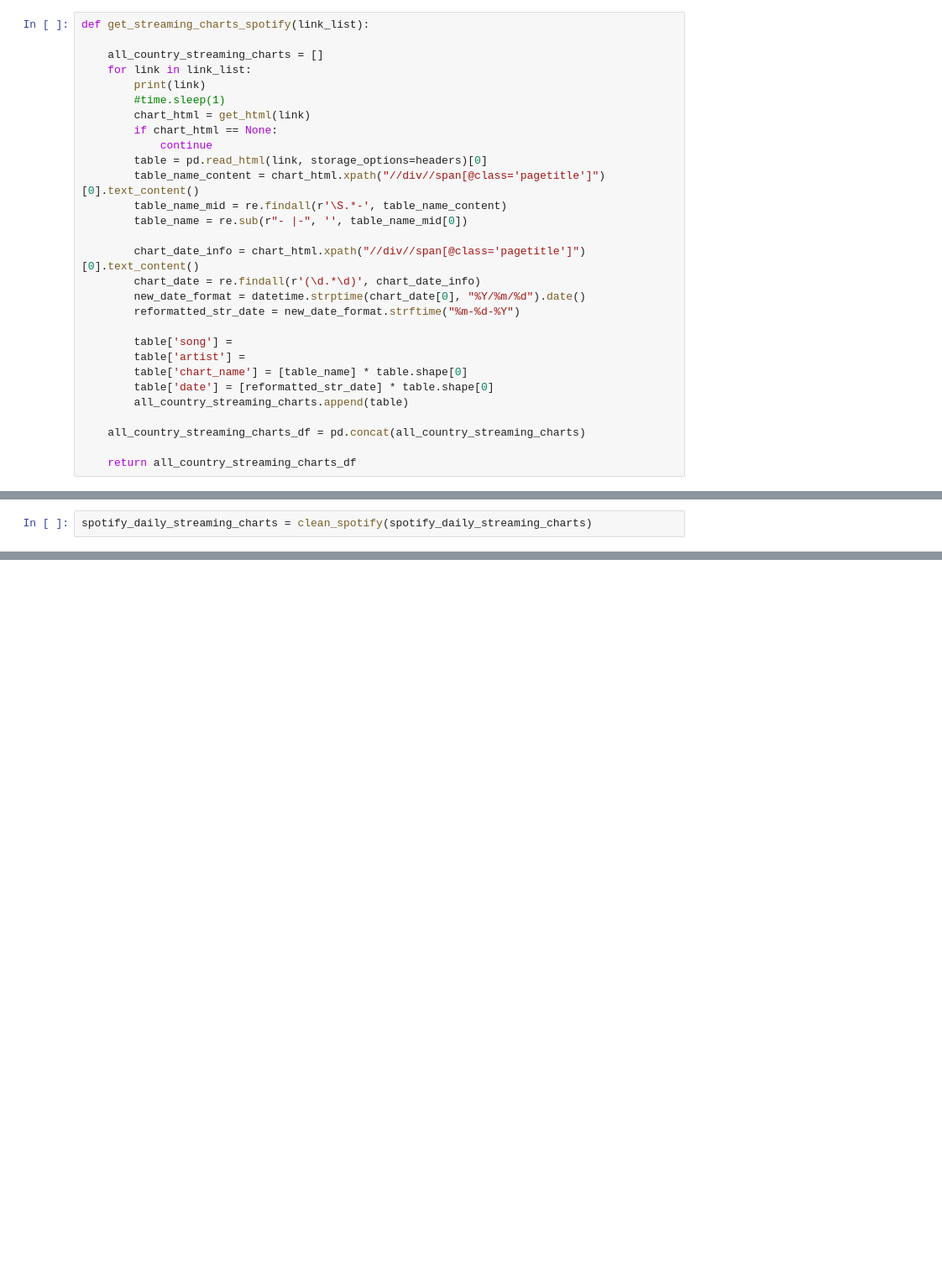
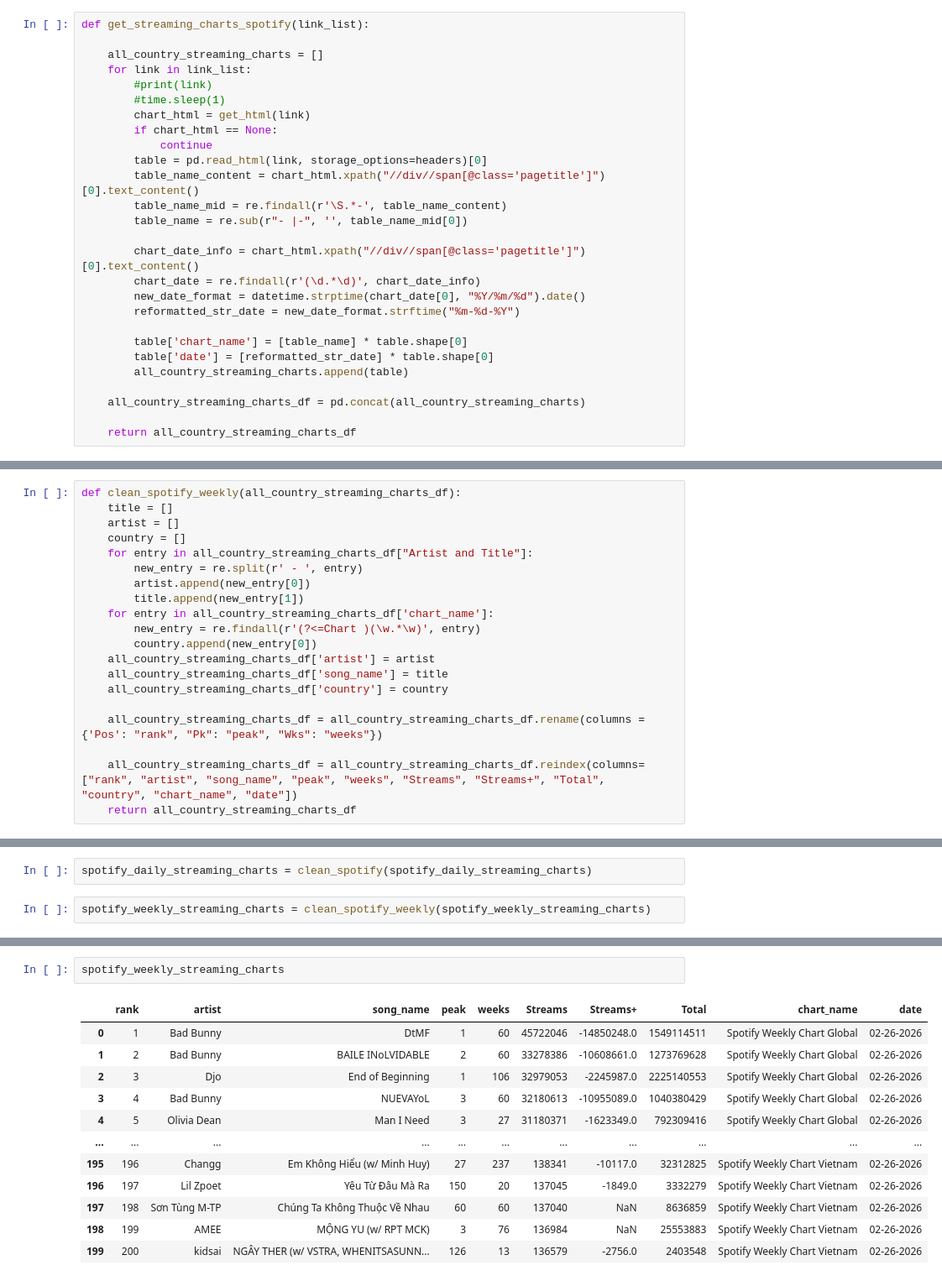
Before and after one commit to pvcampos-stack/220FinalProject_BillboardData, a Jupyter notebook: Web_Scraping_Billboard.ipynb, the cells around one changed output, grey strips where cells are left out. Shown at 84% size. Cells and saved outputs as stored; diff of their text form; blank space fills up the shorter version.

```diff
--- a/Web_Scraping_Billboard.ipynb
+++ b/Web_Scraping_Billboard.ipynb
@@ -229,7 +279,7 @@ def get_streaming_charts_spotify(link_list):
 
     all_country_streaming_charts = []
     for link in link_list:
-        print(link)
+        #print(link)
         #time.sleep(1)
         chart_html = get_html(link)
         if chart_html == None:
@@ -244,8 +294,6 @@ def get_streaming_charts_spotify(link_list):
         new_date_format = datetime.strptime(chart_date[0], "%Y/%m/%d").date()
         reformatted_str_date = new_date_format.strftime("%m-%d-%Y")
 
-        table['song'] =
-        table['artist'] =
         table['chart_name'] = [table_name] * table.shape[0]
         table['date'] = [reformatted_str_date] * table.shape[0]
         all_country_streaming_charts.append(table)
@@ -317 +371,21 @@ def clean_spotify(all_country_streaming_charts_df):
     return all_country_streaming_charts_df
+# %%
+def clean_spotify_weekly(all_country_streaming_charts_df):
+    title = []
+    artist = []
+    country = []
+    for entry in all_country_streaming_charts_df["Artist and Title"]:
+        new_entry = re.split(r' - ', entry)
+        artist.append(new_entry[0])
+        title.append(new_entry[1])
+    for entry in all_country_streaming_charts_df['chart_name']:
+        new_entry = re.findall(r'(?<=Chart )(\w.*\w)', entry)
+        country.append(new_entry[0])
+    all_country_streaming_charts_df['artist'] = artist
+    all_country_streaming_charts_df['song_name'] = title
+    all_country_streaming_charts_df['country'] = country
+
+    all_country_streaming_charts_df = all_country_streaming_charts_df.rename(columns = {'Pos': "rank", "Pk": "peak", "Wks": "weeks"})
+
+    all_country_streaming_charts_df = all_country_streaming_charts_df.reindex(columns=["rank", "artist", "song_name", "peak", "weeks", "Streams", "Streams+", "Total", "country", "chart_name", "date"])
+    return all_country_streaming_charts_df
@@ -318,3 +420,5 @@ def clean_spotify(all_country_streaming_charts_df):
 # %%
 spotify_daily_streaming_charts = clean_spotify(spotify_daily_streaming_charts)
+# %%
+spotify_weekly_streaming_charts = clean_spotify_weekly(spotify_weekly_streaming_charts)
 # %%
@@ -337,0 +442,15 @@ spotify_daily_streaming_charts
+# %%
+spotify_weekly_streaming_charts
+# %% [output]
+|  | rank | artist | song_name | peak | weeks | Streams | Streams+ | Total | chart_name | date |
+| 0 | 1 | Bad Bunny | DtMF | 1 | 60 | 45722046 | -14850248.0 | 1549114511 | Spotify Weekly Chart Global | 02-26-2026 |
+| 1 | 2 | Bad Bunny | BAILE INoLVIDABLE | 2 | 60 | 33278386 | -10608661.0 | 1273769628 | Spotify Weekly Chart Global | 02-26-2026 |
+| 2 | 3 | Djo | End of Beginning | 1 | 106 | 32979053 | -2245987.0 | 2225140553 | Spotify Weekly Chart Global | 02-26-2026 |
+| 3 | 4 | Bad Bunny | NUEVAYoL | 3 | 60 | 32180613 | -10955089.0 | 1040380429 | Spotify Weekly Chart Global | 02-26-2026 |
+| 4 | 5 | Olivia Dean | Man I Need | 3 | 27 | 31180371 | -1623349.0 | 792309416 | Spotify Weekly Chart Global | 02-26-2026 |
+| ... | ... | ... | ... | ... | ... | ... | ... | ... | ... | ... |
+| 195 | 196 | Changg | Em Không Hiểu (w/ Minh Huy) | 27 | 237 | 138341 | -10117.0 | 32312825 | Spotify Weekly Chart Vietnam | 02-26-2026 |
+| 196 | 197 | Lil Zpoet | Yêu Từ Đâu Mà Ra | 150 | 20 | 137045 | -1849.0 | 3332279 | Spotify Weekly Chart Vietnam | 02-26-2026 |
+| 197 | 198 | Sơn Tùng M-TP | Chúng Ta Không Thuộc Về Nhau | 60 | 60 | 137040 | NaN | 8636859 | Spotify Weekly Chart Vietnam | 02-26-2026 |
+| 198 | 199 | AMEE | MỘNG YU (w/ RPT MCK) | 3 | 76 | 136984 | NaN | 25553883 | Spotify Weekly Chart Vietnam | 02-26-2026 |
+| 199 | 200 | kidsai | NGÂY THER (w/ VSTRA, WHENITSASUNN... | 126 | 13 | 136579 | -2756.0 | 2403548 | Spotify Weekly Chart Vietnam | 02-26-2026 |
```
Also changed, not shown: parts of 43 cells of this notebook, 3 other files.
